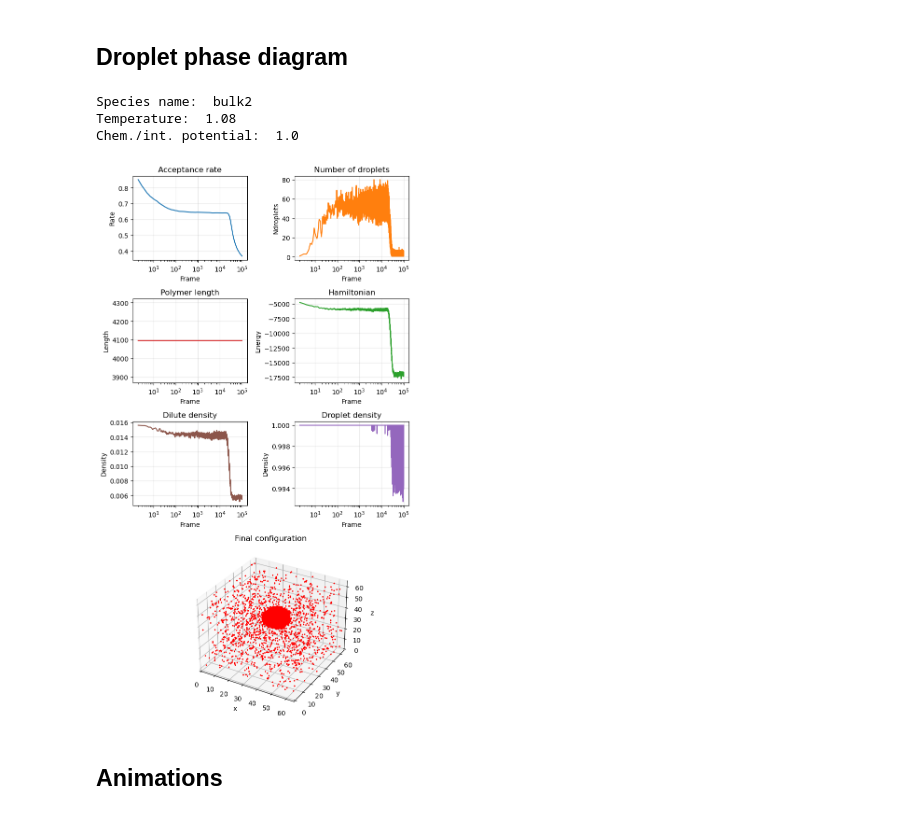
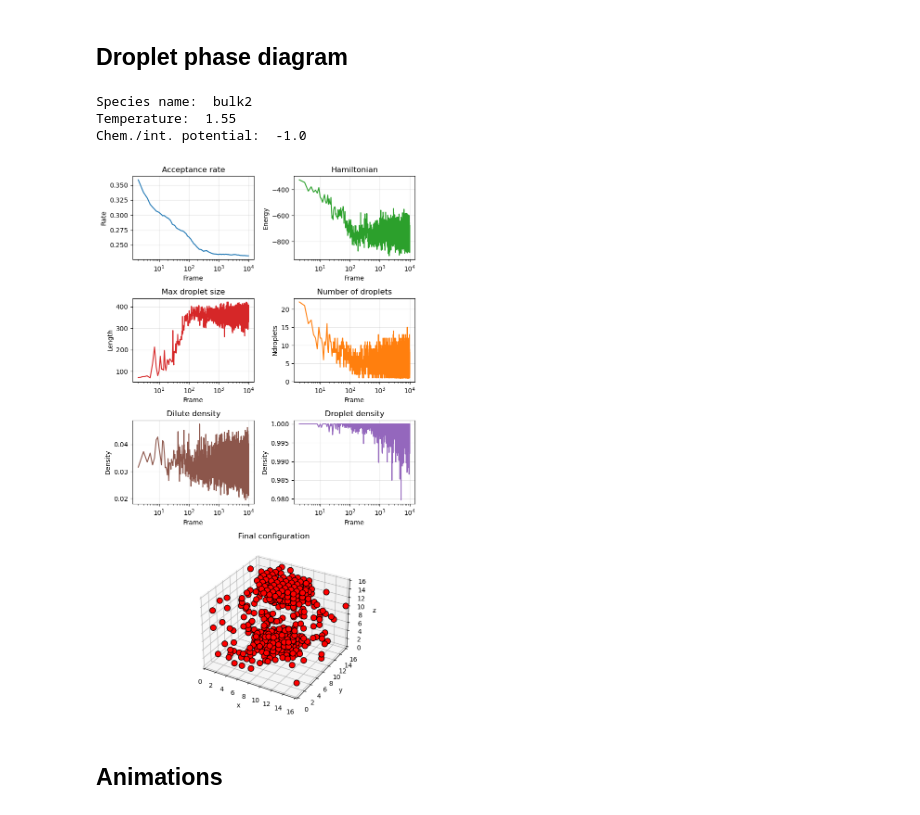
Before and after one commit to ta-rekt/Droplet, a Jupyter notebook: viz.ipynb, the cells around one changed output. Saved outputs shown, nothing was run; the diff lists cells and outputs as text; code cells hidden in the pictures.

```diff
--- a/viz.ipynb
+++ b/viz.ipynb
@@ -468,15 +476,17 @@ def plot_simulation_dashboard(res_or_path, keya, keyb, show=True, psize=30):
     return fig
 # %%
 # Example usage:
-alpha_index = 39
+alpha_index = 2
 beta_index = 1
-fig = plot_simulation_dashboard('data/20251122/flory_huggins_spp_64_4096/output_cpu{}.json'.format(alpha_index),
-                                alpha_index, beta_index, psize=5)
+# dirname = "20251122/flory_huggins_spp_64_4096"
+dirname = "20251125/flory_huggins_16_512"
+fig = plot_simulation_dashboard('data/{}/output_cpu{}.json'.format(dirname, alpha_index),
+                                alpha_index, beta_index, psize=80)
 # %% [output]
 Species name:  bulk2
-Temperature:  1.08
-Chem./int. potential:  1.0
+Temperature:  1.55
+Chem./int. potential:  -1.0
-[figure, old version]
+[figure, new version]
 # %% [markdown]
 ## Animations
 # %% [markdown]
```
Also changed, not shown: parts of 8 cells of this notebook, 6 other files.
